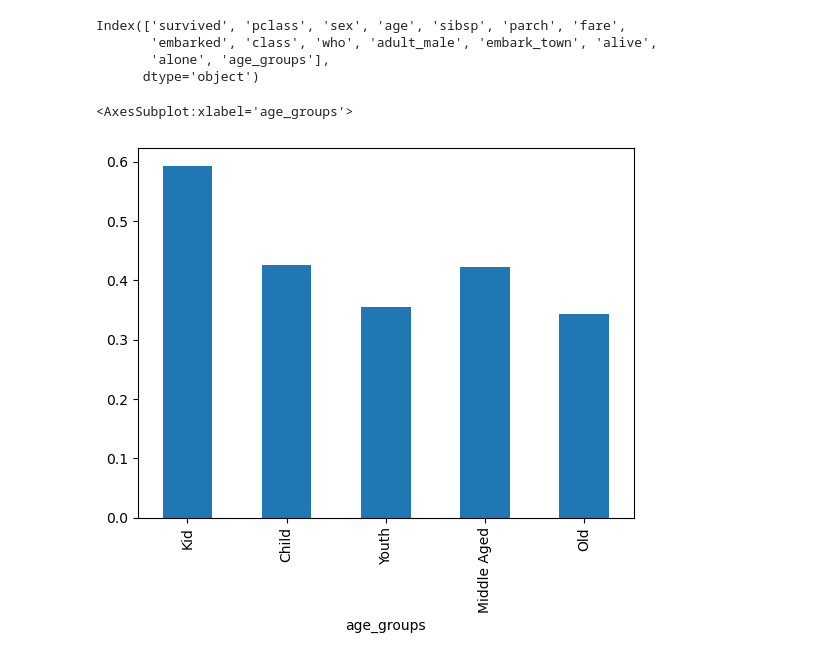
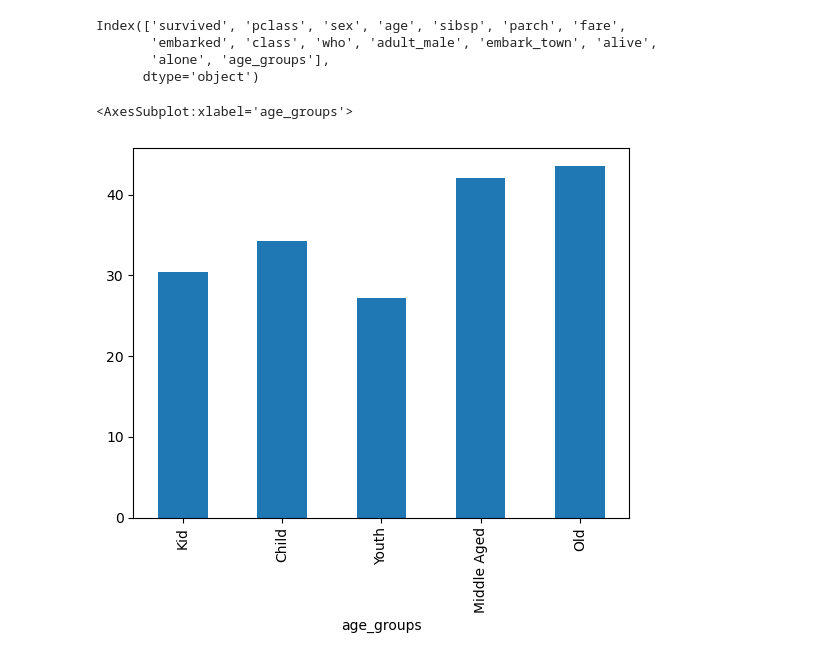
Before and after one commit to fareed23/data-science, a Jupyter notebook: day13/eda.ipynb, the cells around one changed output. Cells and saved outputs as stored; diff of their text form; code cells hidden in the pictures.

```diff
--- a/day13/eda.ipynb
+++ b/day13/eda.ipynb
@@ -293,7 +294,7 @@ Index(['survived', 'pclass', 'sex', 'age', 'sibsp', 'parch', 'fare',
        'alone', 'age_groups'],
       dtype='object')
 # %%
-df.groupby('age_groups')['survived'].mean().plot(kind='bar')
+df.groupby('age_groups')['fare'].mean().plot(kind='bar')
 # %% [output]
 <AxesSubplot:xlabel='age_groups'>
-[figure, old version]
+[figure, new version]
```
Also changed, not shown: parts of 6 cells of this notebook.
